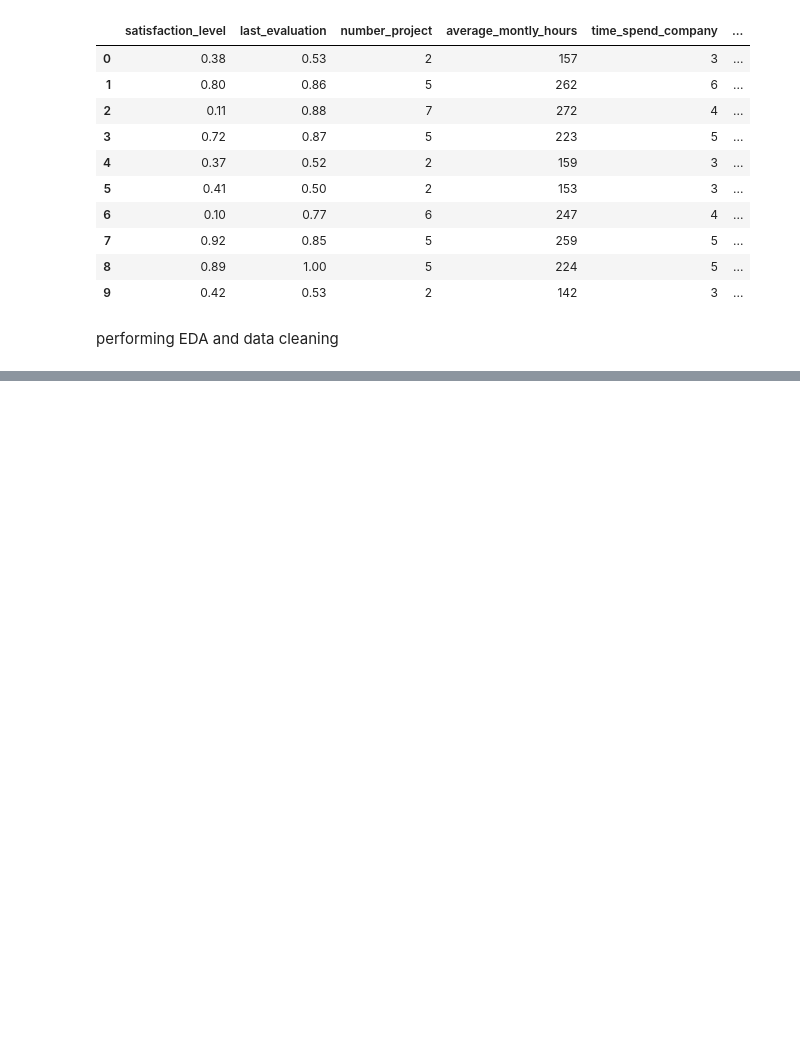
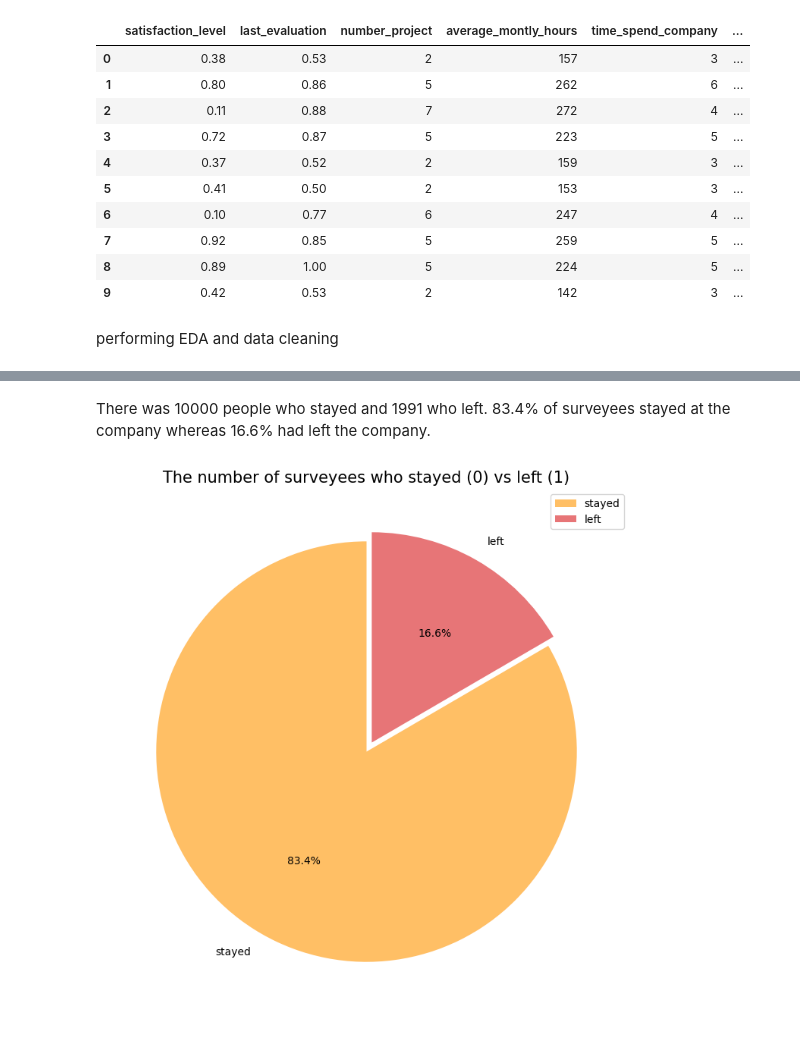
Before and after one commit to ankita-choudharyy/salifort-motors-capstone-project, a Jupyter notebook: salifort_motors.ipynb, the cells around one changed output, grey strips where cells are left out. Cells and saved outputs as stored; diff of their text form; code cells hidden in the pictures; blank space fills up the shorter version.

```diff
--- a/salifort_motors.ipynb
+++ b/salifort_motors.ipynb
@@ -71,0 +231,7 @@ performing EDA and data cleaning
+# %%
+#checking to see how many employees left vs stayed
+no_of_employees_stayed= survey_data_1['left'].value_counts()
+percentage_of_employees_stayed = survey_data_1['left'].value_counts(normalize=True) * 100
+
+print(f"Number of people who stayed (0) vs left (1) \n {no_of_employees_stayed}\n")
+print(f"Percentage of the number people who stayed (0) vs left (1) \n {percentage_of_employees_stayed}")
@@ -71,0 +250,16 @@ performing EDA and data cleaning
+# %% [markdown]
+There was 10000 people who stayed and 1991 who left.
+83.4% of surveyees stayed at the company whereas 16.6% had left the company.
+# %%
+#creating pie chart for the number of people who stayed vs left
+
+plt.figure(figsize = (12,9))
+labels = ['stayed', 'left']
+colours = ['#ffbf65','#e77577']
+plt.pie(no_of_employees_stayed, colors= colours, labels=labels, autopct='%.1f%%',startangle =90, explode=(0,0.05) )
+plt.title("The number of surveyees who stayed (0) vs left (1)", fontsize = 15)
+plt.legend()
+plt.axis()
+plt.show()
+# %% [output]
+[figure, added]
```
Also changed, not shown: parts of 23 cells of this notebook.
